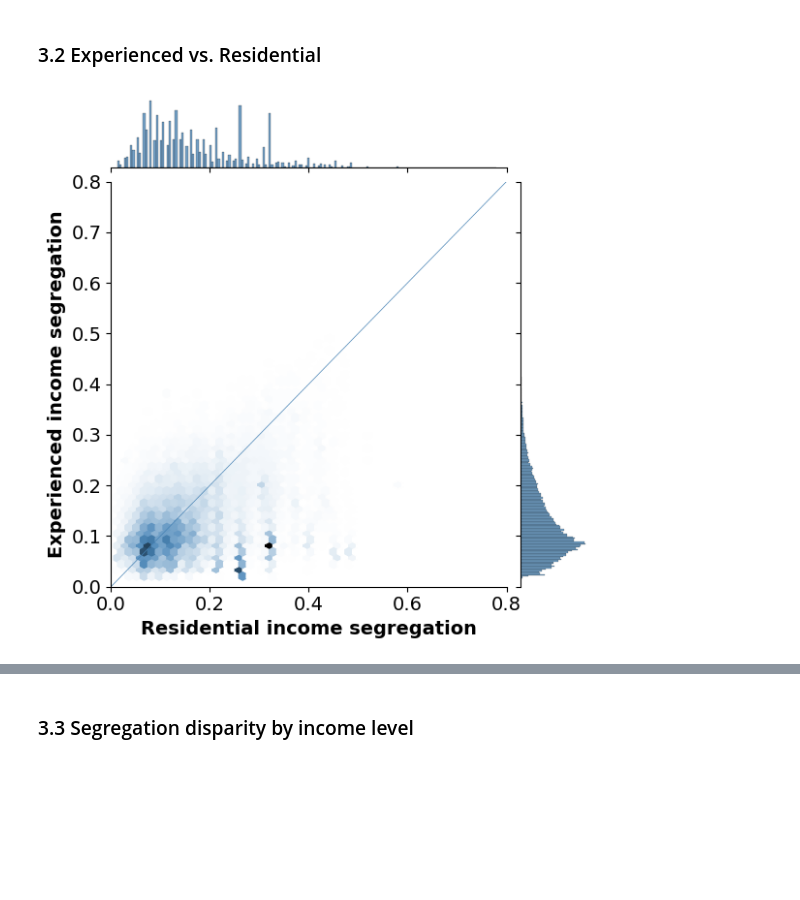
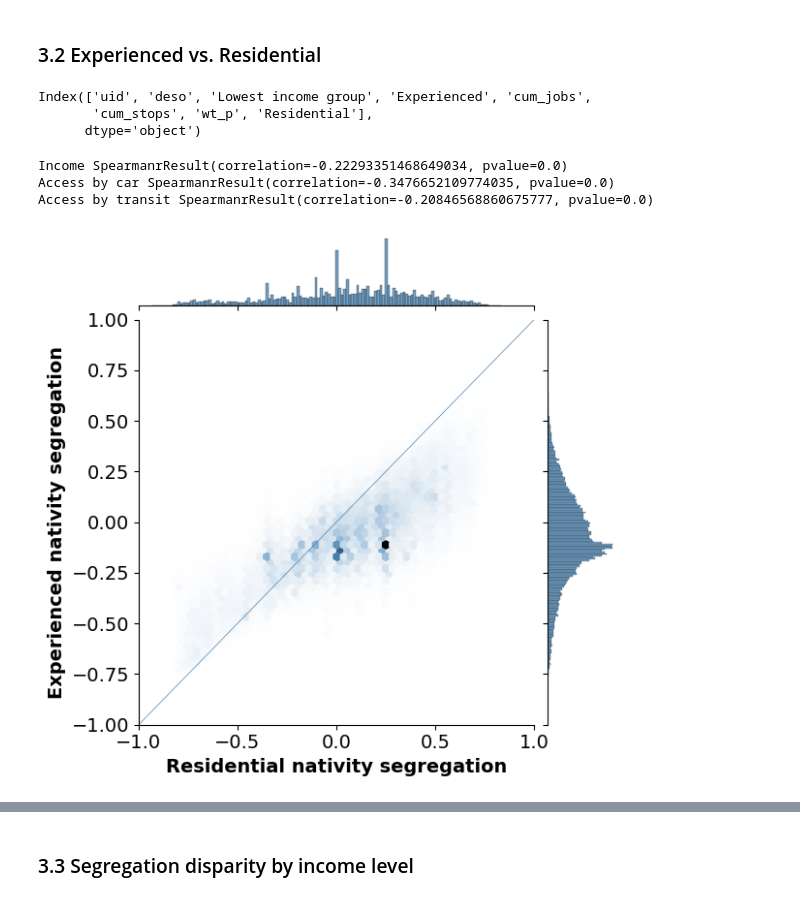
Before and after one commit to MobiSegInsights/mobi-social-segregation-se, a Jupyter notebook: src/MobiSegInsightsSE.data_exp.1.0/28-descriptive-analysis/28-4-segregation-description.ipynb, the cells around one changed output, grey strips where cells are left out. Cells and saved outputs as stored; diff of their text form; code cells hidden in the pictures; blank space fills up the shorter version.

Commit message:
ice for nativity segregation

```diff
--- a/src/MobiSegInsightsSE.data_exp.1.0/28-descriptive-analysis/28-4-segregation-description.ipynb
+++ b/src/MobiSegInsightsSE.data_exp.1.0/28-descriptive-analysis/28-4-segregation-description.ipynb
@@ -44,0 +47,22 @@ df_exp = df_exp.loc[(df_exp.weekday == 1) & (df_exp.holiday == 0)]
+# %%
+df_exp = pd.read_sql("""SELECT uid, region AS deso, ice_birth AS "Experienced", "Lowest income group",
+                        cum_jobs, cum_stops
+                        FROM segregation.mobi_seg_deso_individual WHERE weekday=1 AND holiday=0""",
+                        con=engine)
+def agg_time(data):
+    dt_dc = dict()
+    deso = data['deso'].values[0]
+    low_inc = data['Lowest income group'].values[0]
+    exp = np.mean(data['Experienced'])
+    dt_dc['deso'] = deso
+    dt_dc['Lowest income group'] = low_inc
+    dt_dc['Experienced'] = exp
+    dt_dc['cum_jobs'] = data['cum_jobs'].values[0]
+    dt_dc['cum_stops'] = data['cum_stops'].values[0]
+    return pd.Series(dt_dc)
+tqdm.pandas()
+df_exp = df_exp.groupby(['uid']).progress_apply(agg_time).reset_index()
+df_wt = pd.read_sql("""SELECT uid, wt_p
+                       FROM home_p""",
+                       con=engine)
+df_exp = pd.merge(df_exp, df_wt, on='uid', how='left')
@@ -121,4 +175,11 @@ plt.show()
 # %% [markdown]
 ### 3.2 Experienced vs. Residential
+# %%
+#df_exp = df_exp.rename(columns={'evenness_income_resi': 'Residential'})
+df_exp = pd.merge(df_exp, df_resi, on='deso', how='left')
 # %%
-df_exp = df_exp.rename(columns={'evenness_income_resi': 'Residential'})
+df_exp.columns
+# %% [output]
+Index(['uid', 'deso', 'Lowest income group', 'Experienced', 'cum_jobs',
+       'cum_stops', 'wt_p', 'Residential'],
+      dtype='object')
@@ -125,13 +188,23 @@ df_exp = df_exp.rename(columns={'evenness_income_resi': 'Residential'})
+# %%
+from scipy import stats
+df_exp = df_exp.dropna()
+print('Income', stats.spearmanr(df_exp['Lowest income group'], df_exp['Experienced']))
+print('Access by car', stats.spearmanr(df_exp['cum_jobs'], df_exp['Experienced']))
+print('Access by transit', stats.spearmanr(df_exp['cum_stops'], df_exp['Experienced']))
+# %% [output]
+Income SpearmanrResult(correlation=-0.22293351468649034, pvalue=0.0)
+Access by car SpearmanrResult(correlation=-0.3476652109774035, pvalue=0.0)
+Access by transit SpearmanrResult(correlation=-0.20846568860675777, pvalue=0.0)
 # %%
 h = sns.jointplot(x=df_exp['Residential'], y=df_exp['Experienced'], kind="hex", color="steelblue")
-h.ax_joint.plot([0,0.8], [0,0.8], '-', linewidth = 0.5, color='steelblue')
-h.ax_joint.set_xlabel('Residential income segregation', fontweight='bold')
-h.ax_joint.set_ylabel('Experienced income segregation', fontweight='bold')
-h.ax_joint.set_xlim(0, 0.8)
-h.ax_joint.set_ylim(0, 0.8)
+h.ax_joint.plot([-1, 1], [-1, 1], '-', linewidth = 0.5, color='steelblue')
+h.ax_joint.set_xlabel('Residential nativity segregation', fontweight='bold')
+h.ax_joint.set_ylabel('Experienced nativity segregation', fontweight='bold')
+h.ax_joint.set_xlim(-1, 1)
+h.ax_joint.set_ylim(-1, 1)
 plt.show()
 # %% [output]
-[figure, old version]
+[figure, new version]
 # %%
 h = sns.histplot(df_exp['Experienced'] - df_exp['Residential'], binwidth=0.01, kde=True)
 h.set_xlabel('Experienced - Residential', fontweight='bold')
```
Also changed, not shown: parts of 14 cells of this notebook, 22 other files.
